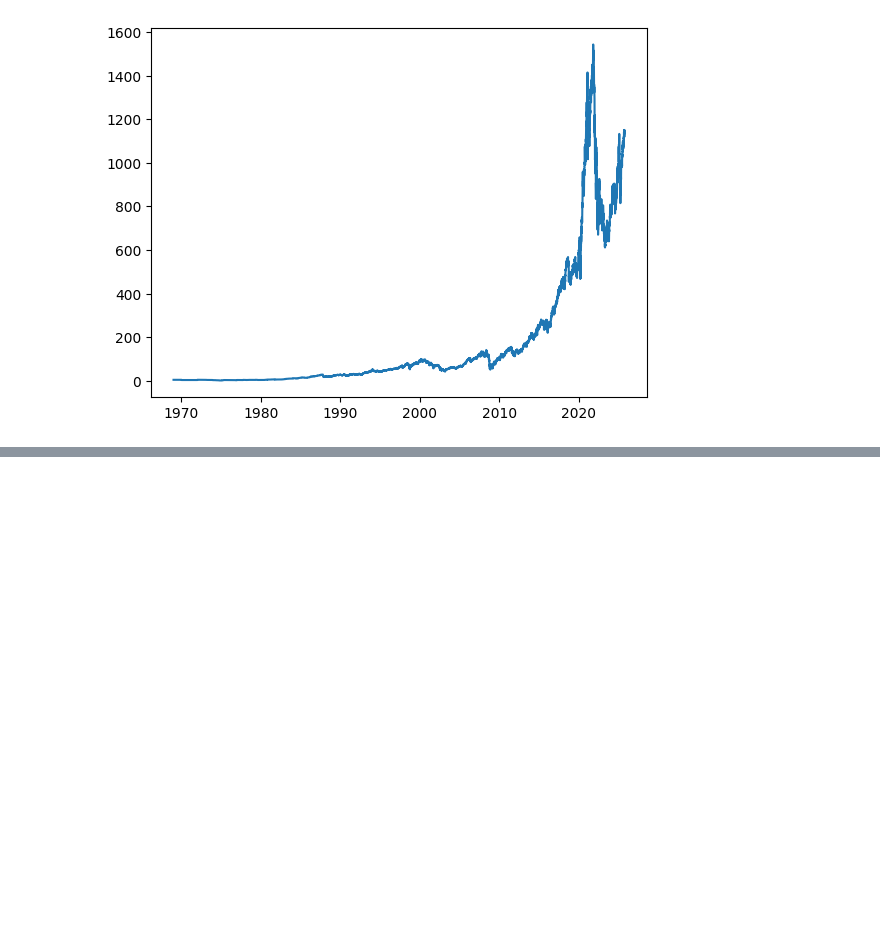
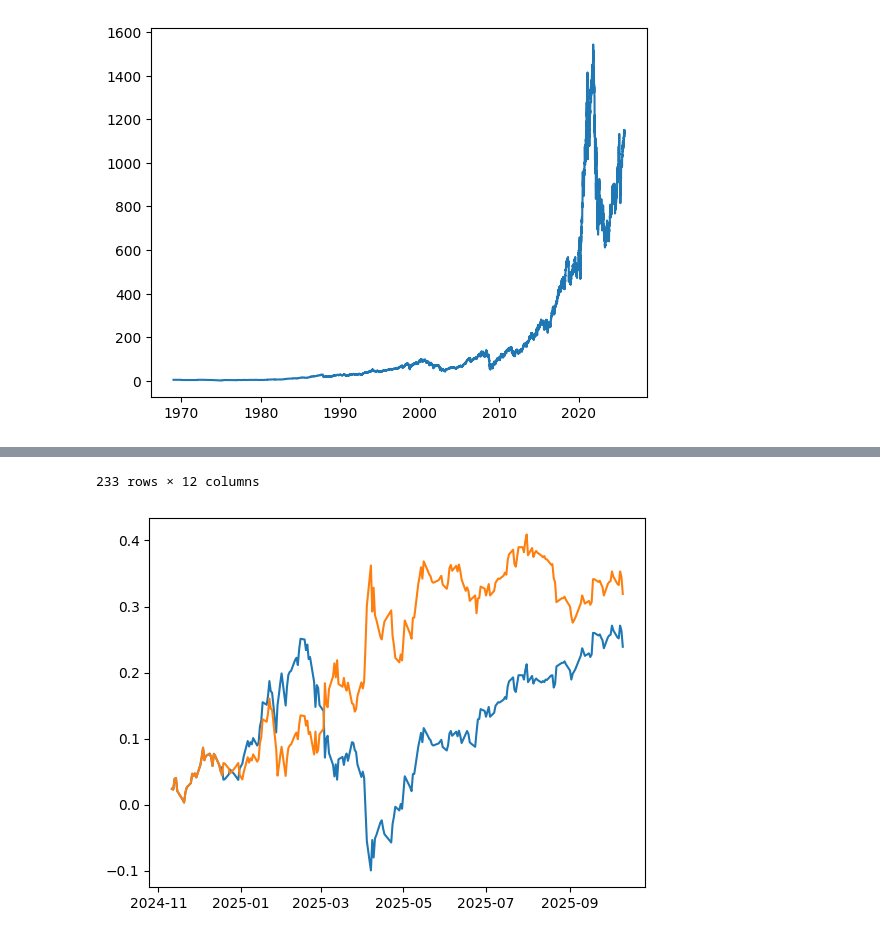
Before and after one commit to nucleartoby/trTesting, a Jupyter notebook: MA_Strat.ipynb, the cells around one changed output, grey strips where cells are left out. Saved outputs shown, nothing was run; the diff lists cells and outputs as text; code cells hidden in the pictures; blank space fills up the shorter version.

```diff
--- a/MA_Strat.ipynb
+++ b/MA_Strat.ipynb
@@ -45,0 +64,29 @@ Text(0.5, 1.0, 'SMT.L Close vs. Moving Average')
+# %%
+def get_data():
+    df = yf.Ticker(TICKER).history(period="1y")
+    df.columns = df.columns.get_level_values(0)
+    df['MA'] = df['Close'].rolling(WINDOW).mean()
+
+    return df.dropna()
+
+def add_strategy(df):
+    df.columns = df.columns.get_level_values(0)
+    df['Strategy'] = np.where(df['Close'] > df['MA'], 1, -1)
+    df['Strategy'] = df['Strategy'].shift(1)
+    return df
+
+def test_strategy(df):
+    df['asset_cumulative'] = np.cumprod(1 + df['Close'].pct_change()) - 1
+    df['strategy_cumulative'] = np.cumprod(1 + df['Close'].pct_change() * df['Strategy']) - 1
+    plt.plot(df['asset_cumulative'])
+    plt.plot(df['strategy_cumulative'])
+    return df
+
+def main():
+    df = get_data()
+    df = add_strategy(df)
+    df = test_strategy(df)
+    return df
+
+main()
+# %% [output]
@@ -45,0 +106,2 @@ Text(0.5, 1.0, 'SMT.L Close vs. Moving Average')
+233 rows × 12 columns
+[figure, added]
```
Also changed, not shown: parts of 5 cells of this notebook.
